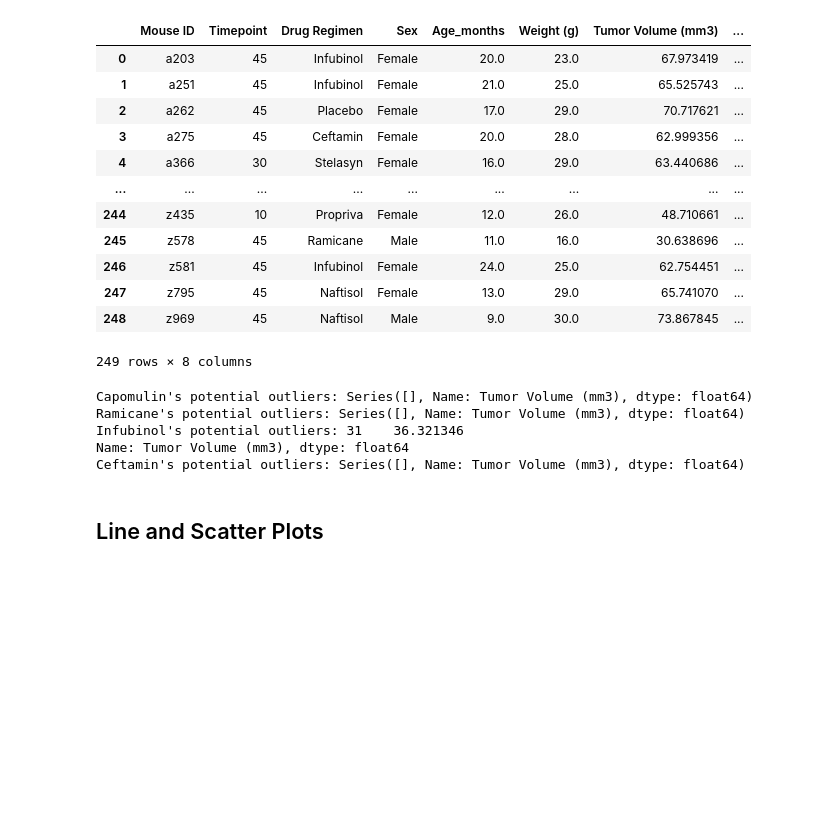
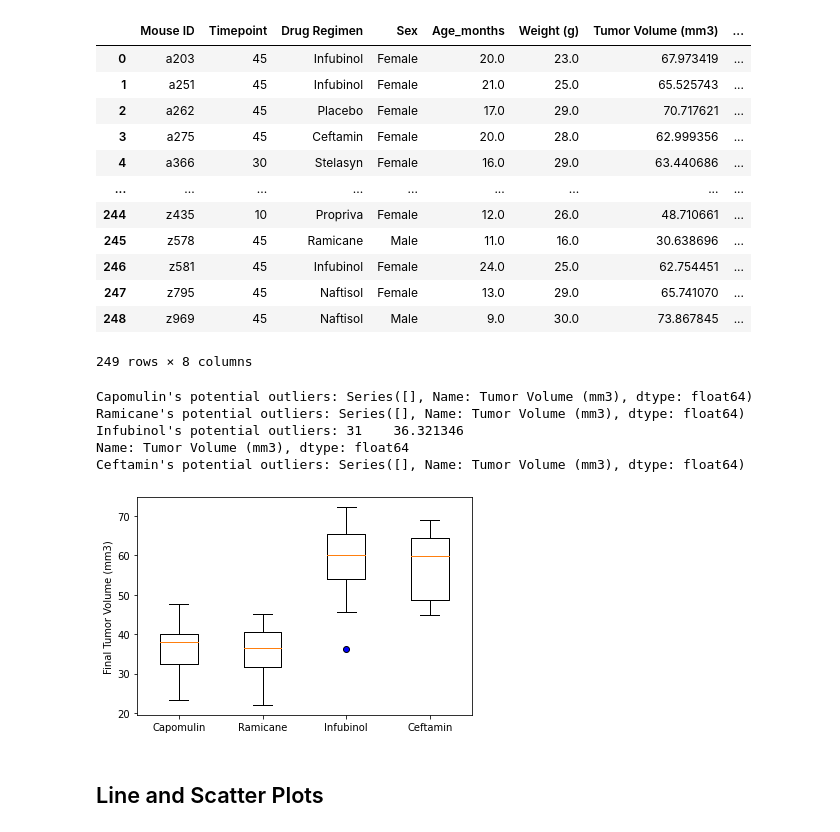
Before and after one commit to ktpatrick8/matplotlib, a Jupyter notebook: Pymaceuticals/pymaceuticals_starter.ipynb, the cells around one changed output. Drawn from its saved outputs; the diff is of its cells as text; code cells hidden in the pictures; blank space fills up the shorter version.

```diff
--- a/Pymaceuticals/pymaceuticals_starter.ipynb
+++ b/Pymaceuticals/pymaceuticals_starter.ipynb
@@ -55,7 +59,6 @@ mouse
 | 920 | g989 | Propriva | Female | 21 | 26 | 35 | 62.570880 | ... |
 # %%
 # Create a clean DataFrame by dropping the duplicate mouse by its ID.
-clean_data1 = mousestudy_results.loc[mousestudy_results["Mouse ID"] != "g989", :]
-clean_data = clean_data1.drop_duplicates("Mouse ID")
+clean_data = mousestudy_results.loc[mousestudy_results["Mouse ID"] != "g989", :]
 # %%
 # Checking the number of mice in the clean DataFrame.
@@ -135,7 +138,7 @@ grouped_mice = mousestudy_results.groupby('Mouse ID')
 max_time = grouped_mice["Timepoint"].max()
 
 # Merge this group df with the original dataframe to get the tumor volume at the last timepoint
-merged_data = pd.merge(max_time, clean_data1, on=['Mouse ID', 'Timepoint'], how='left')
+merged_data = pd.merge(max_time, clean_data, on=['Mouse ID', 'Timepoint'], how='left')
 merged_data
 # %% [output]
 |  | Mouse ID | Timepoint | Drug Regimen | Sex | Age_months | Weight (g) | Tumor Volume (mm3) | ... |
@@ -184,6 +187,12 @@ Name: Tumor Volume (mm3), dtype: float64
 Ceftamin's potential outliers: Series([], Name: Tumor Volume (mm3), dtype: float64)
 # %%
 # Generate a box plot of the final tumor volume of each mouse across four regimens of interest
+orange_out = dict(markerfacecolor='blue',markersize=6)
+plt.boxplot(tumor_vol_list, labels = treatment_list,flierprops=orange_out)
+plt.ylabel('Final Tumor Volume (mm3)')
+plt.show()
+# %% [output]
+[figure, added]
 # %% [markdown]
 ## Line and Scatter Plots
 # %%
```
Also changed, not shown: parts of 8 cells of this notebook, 2 other files.
